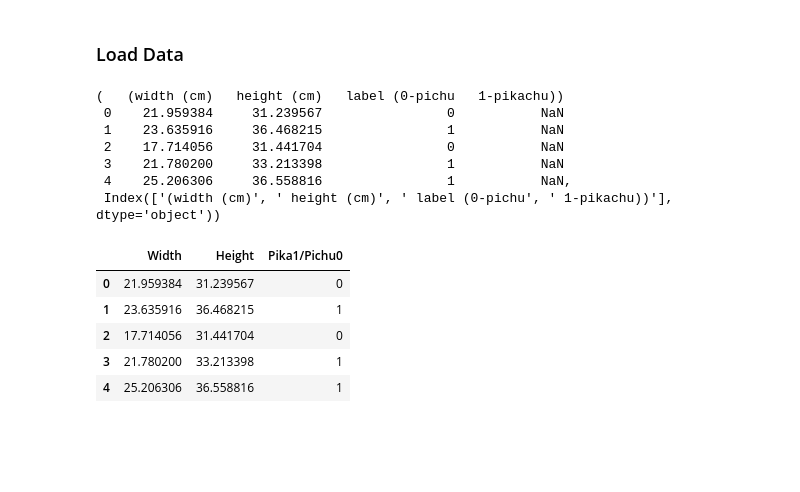
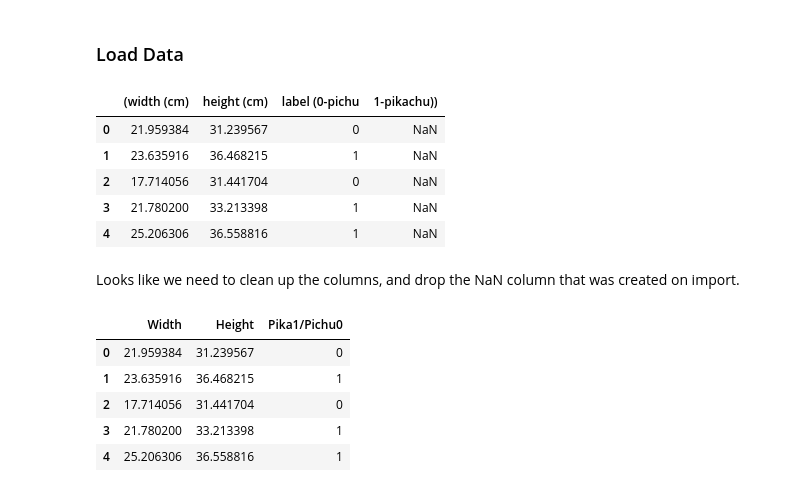
Before and after one commit to smlatic/Python-Edin-Smlatic, a Jupyter notebook: labs/Lab2/Lab2-pokemon.ipynb, the cells around one changed output. Saved outputs shown, nothing was run; the diff lists cells and outputs as text; code cells hidden in the pictures; blank space fills up the shorter version.

```diff
--- a/labs/Lab2/Lab2-pokemon.ipynb
+++ b/labs/Lab2/Lab2-pokemon.ipynb
@@ -15,15 +15,16 @@ import matplotlib.pyplot as plt
 ### Load Data
 # %%
 datapoints = pd.read_csv("datapoints.txt")
-datapoints.head(), datapoints.columns
+datapoints.head()
 # %% [output]
-(   (width (cm)   height (cm)   label (0-pichu   1-pikachu))
- 0    21.959384     31.239567                0           NaN
- 1    23.635916     36.468215                1           NaN
- 2    17.714056     31.441704                0           NaN
- 3    21.780200     33.213398                1           NaN
- 4    25.206306     36.558816                1           NaN,
- Index(['(width (cm)', ' height (cm)', ' label (0-pichu', ' 1-pikachu))'], dtype='object'))
+|  | (width (cm) | height (cm) | label (0-pichu | 1-pikachu)) |
+| 0 | 21.959384 | 31.239567 | 0 | NaN |
+| 1 | 23.635916 | 36.468215 | 1 | NaN |
+| 2 | 17.714056 | 31.441704 | 0 | NaN |
+| 3 | 21.780200 | 33.213398 | 1 | NaN |
+| 4 | 25.206306 | 36.558816 | 1 | NaN |
+# %% [markdown]
+Looks like we need to clean up the columns, and drop the NaN column that was created on import.
 # %%
 # Cleaning up the columns, removing unnecessary spaces and text.
 # Dropping  "  1-pikachu))'" NaN Column. Renaming target column to Pika1/Pichu0
```
Also changed, not shown: parts of 21 cells of this notebook.
